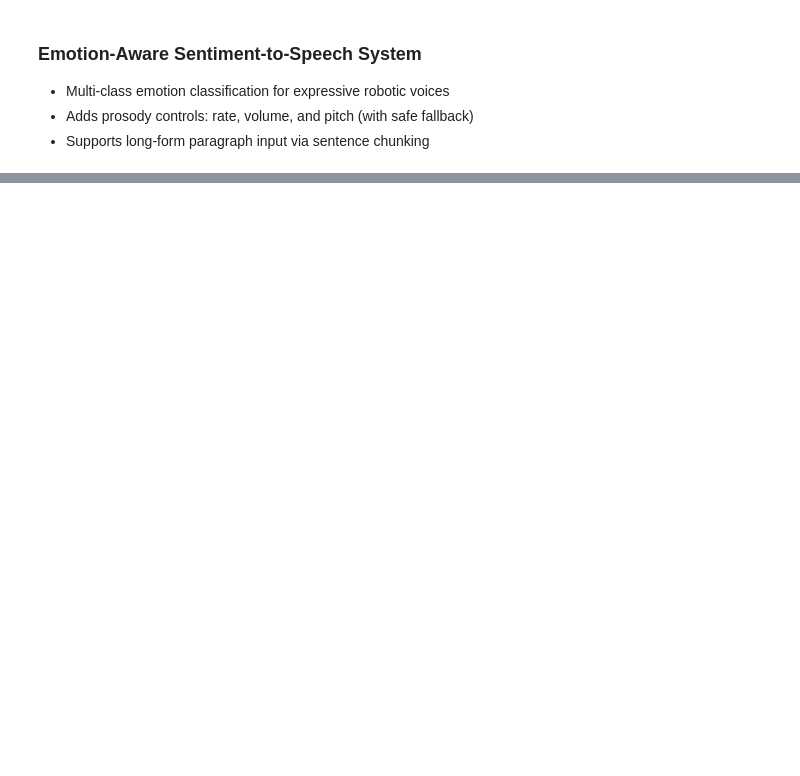
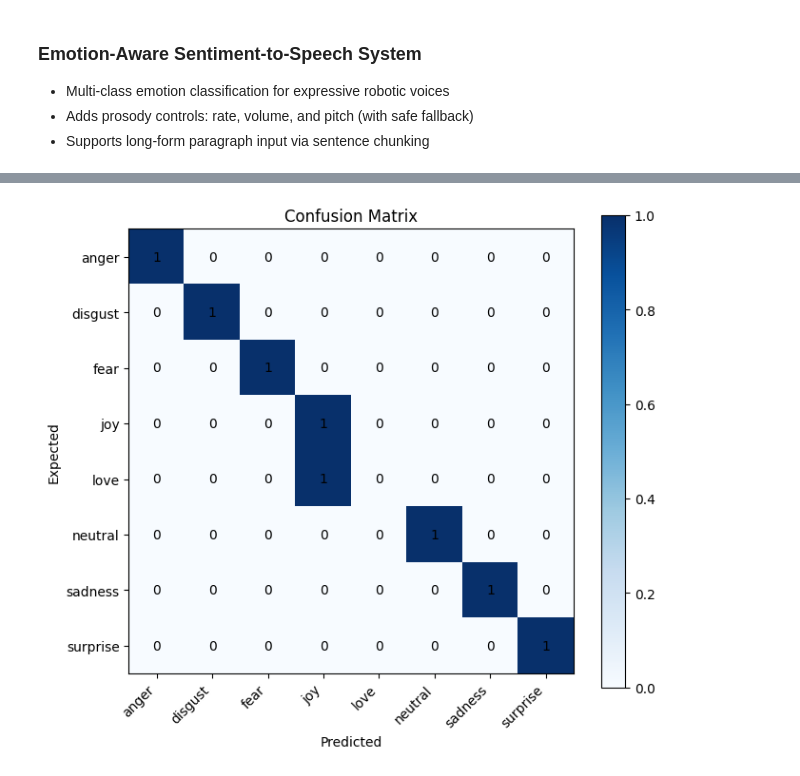
Before and after one commit to ArnavKarwa07/CCNLP, a Jupyter notebook: assignment8.ipynb, the cells around one changed output, grey strips where cells are left out. Cells and saved outputs as stored; diff of their text form; code cells hidden in the pictures; blank space fills up the shorter version.

```diff
--- a/assignment8.ipynb
+++ b/assignment8.ipynb
@@ -552,0 +238,22 @@ else:
+# %%
+labels = sorted(set(eval_df["expected"]) | set(eval_df["emotion"]))
+cm = pd.crosstab(eval_df["expected"], eval_df["emotion"], dropna=False)
+cm = cm.reindex(index=labels, columns=labels, fill_value=0)
+
+plt.figure(figsize=(7, 6))
+plt.imshow(cm.values, cmap="Blues")
+plt.title("Confusion Matrix")
+plt.xlabel("Predicted")
+plt.ylabel("Expected")
+plt.xticks(np.arange(len(labels)), labels, rotation=45, ha="right")
+plt.yticks(np.arange(len(labels)), labels)
+
+for i in range(cm.shape[0]):
+    for j in range(cm.shape[1]):
+        plt.text(j, i, int(cm.values[i, j]), ha="center", va="center", color="black")
+
+plt.colorbar()
+plt.tight_layout()
+plt.show()
+# %% [output]
+[figure, added]
```
Also changed, not shown: parts of 18 cells of this notebook.
